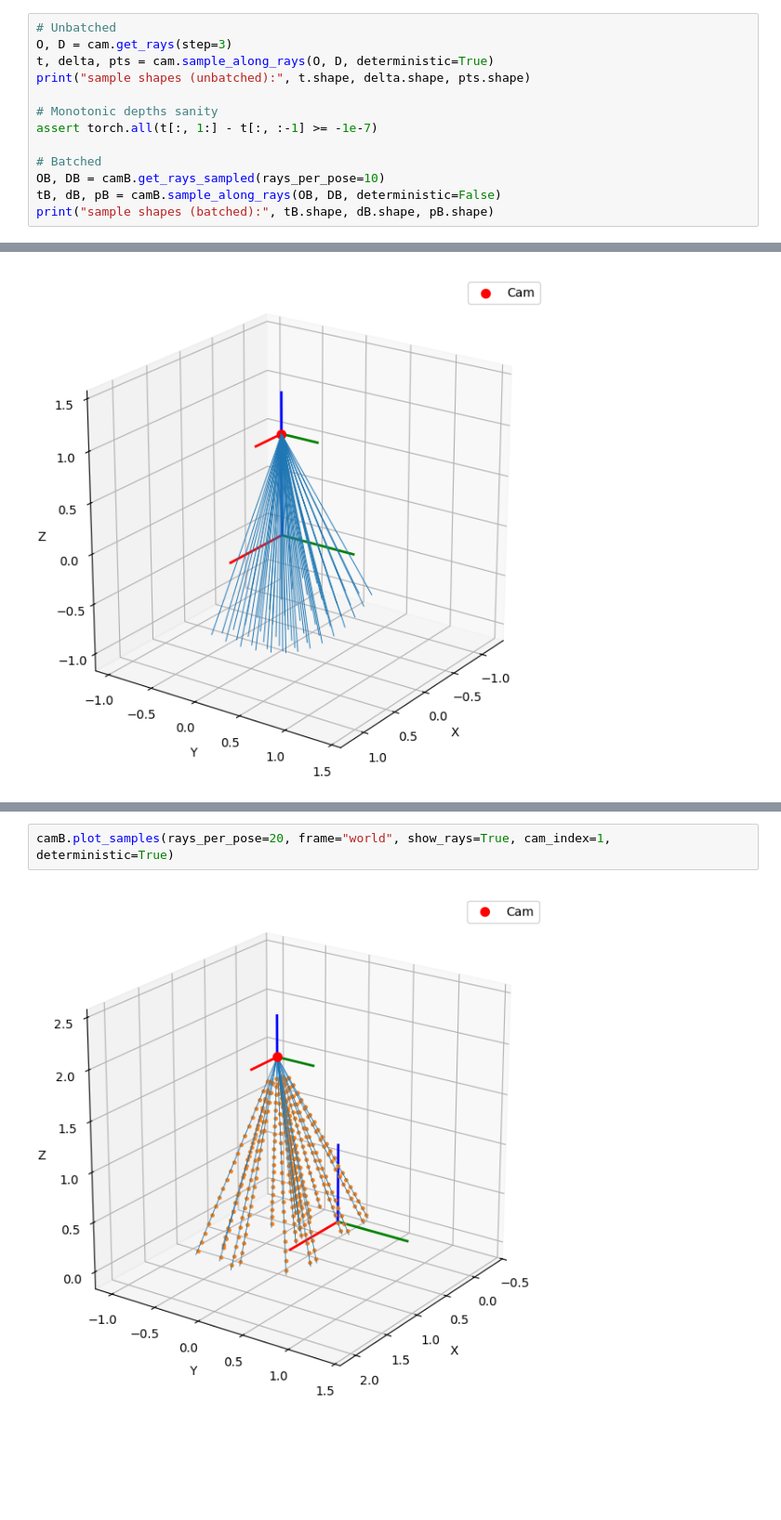
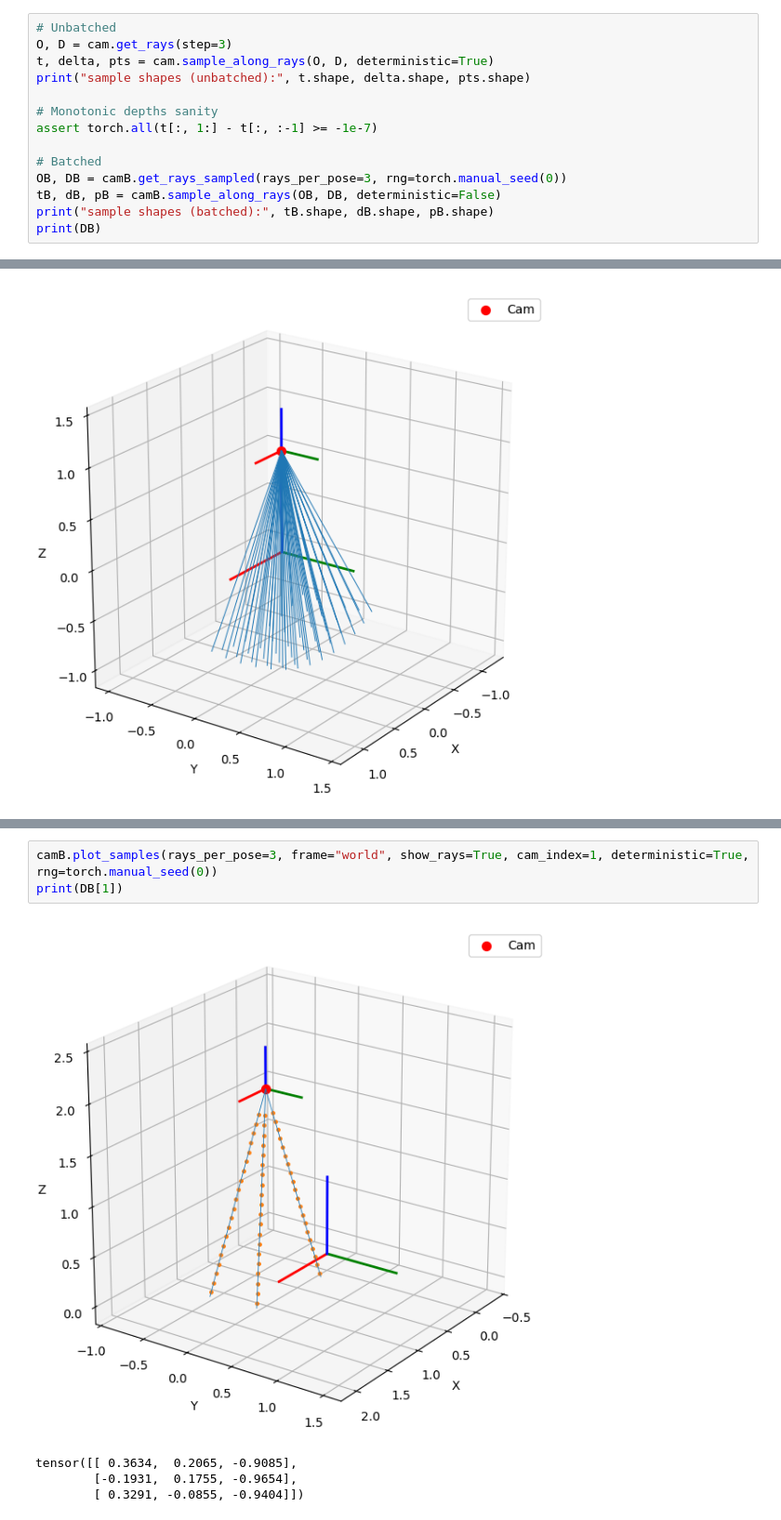
Before and after one commit to WikiGenius/nerf-lab, a Jupyter notebook: examples/demo_camera2.ipynb, the cells around one changed output, grey strips where cells are left out. Shown at 93% size. Cells and saved outputs as stored; diff of their text form; blank space fills up the shorter version.

```diff
--- a/examples/demo_camera2.ipynb
+++ b/examples/demo_camera2.ipynb
@@ -122,8 +122,9 @@ print("sample shapes (unbatched):", t.shape, delta.shape, pts.shape)
 assert torch.all(t[:, 1:] - t[:, :-1] >= -1e-7)
 
 # Batched
-OB, DB = camB.get_rays_sampled(rays_per_pose=10)
+OB, DB = camB.get_rays_sampled(rays_per_pose=3, rng=torch.manual_seed(0))
 tB, dB, pB = camB.sample_along_rays(OB, DB, deterministic=False)
 print("sample shapes (batched):", tB.shape, dB.shape, pB.shape)
+print(DB)
 # %% [output]
 sample shapes (unbatched): torch.Size([24, 20]) torch.Size([24, 20]) torch.Size([24, 20, 3])
@@ -184,4 +225,8 @@ camB.plot_samples(rays_per_pose=20, frame="world", show_rays=True, cam_index=0,
 # %%
-camB.plot_samples(rays_per_pose=20, frame="world", show_rays=True, cam_index=1, deterministic=True)
+camB.plot_samples(rays_per_pose=3, frame="world", show_rays=True, cam_index=1, deterministic=True, rng=torch.manual_seed(0))
+print(DB[1])
 # %% [output]
-[figure, old version]
+[figure, new version]
+tensor([[ 0.3634,  0.2065, -0.9085],
+        [-0.1931,  0.1755, -0.9654],
+        [ 0.3291, -0.0855, -0.9404]])
```
Also changed, not shown: parts of 6 cells of this notebook, 2 other files.
